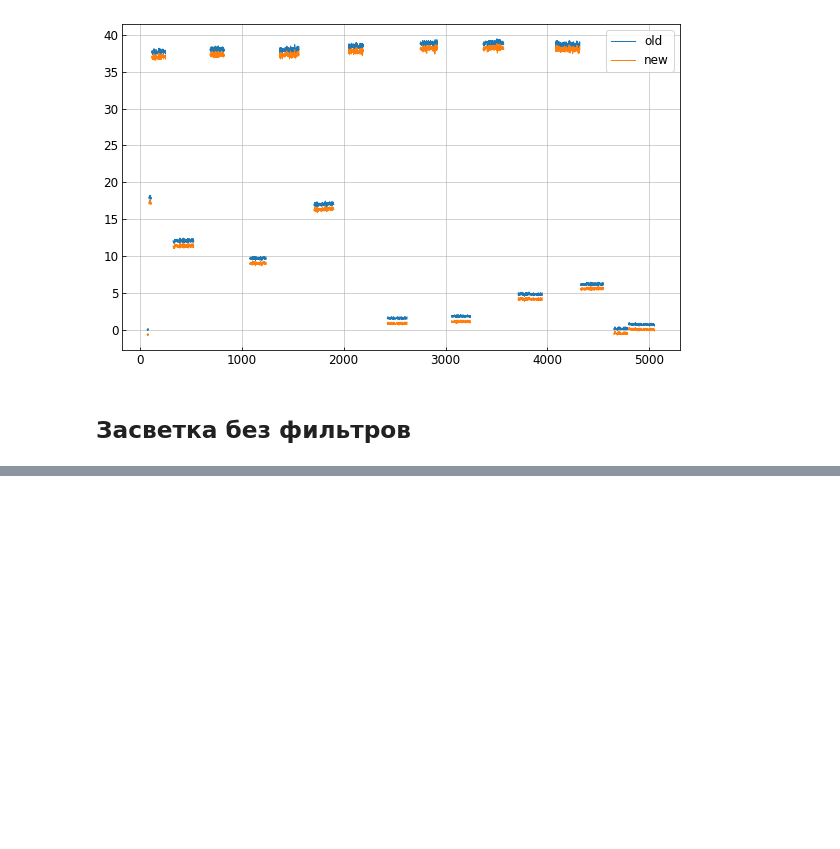
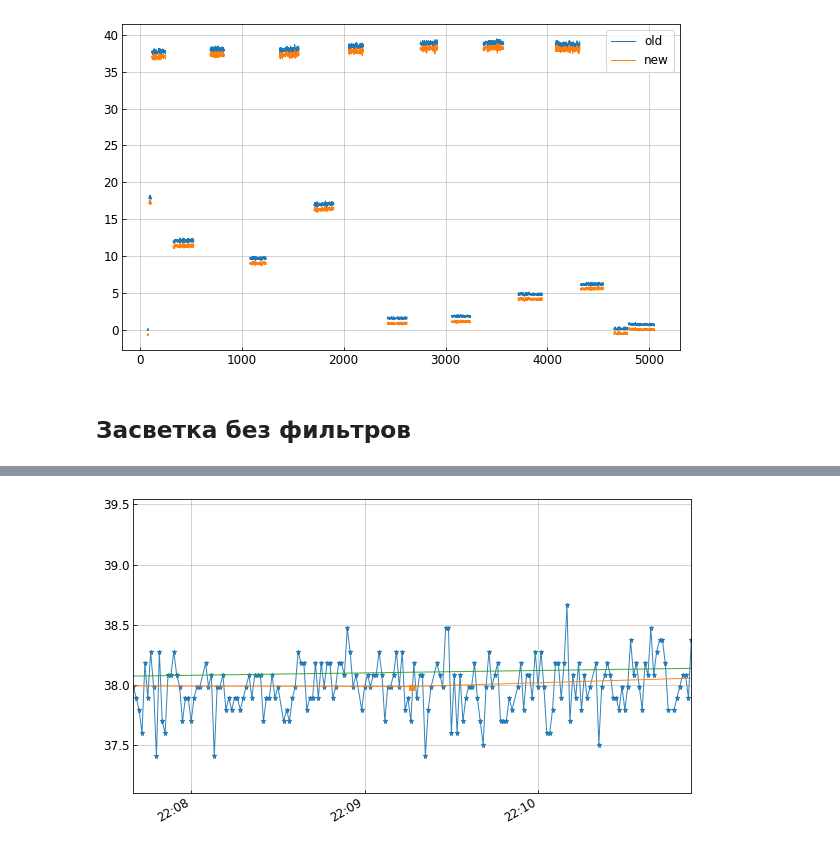
Before and after one commit to bonvech/Sphere, a Jupyter notebook: Detector/SiPM_and_filters.ipynb, the cells around one changed output, grey strips where cells are left out. Drawn from its saved outputs; the diff is of its cells as text; code cells hidden in the pictures; blank space fills up the shorter version.

```diff
--- a/Detector/SiPM_and_filters.ipynb
+++ b/Detector/SiPM_and_filters.ipynb
@@ -345,0 +378,24 @@ plt.grid()
+# %%
+fig, ax = plt.subplots()
+
+xx = [dt.datetime.strptime(i, '%H:%M:%S') for i in nofilter.time]
+ax.plot(xx, nofilter.I, '-*', alpha=0.9)
+
+xxx = [dt.datetime.strptime(i, '%H:%M:%S') for i in time_mean]
+ax.plot(xxx, cur_mean, '-s', alpha=0.9)
+
+xxf = [dt.datetime.strptime(i, '%H:%M:%S') for i in time_filter_mean]
+ax.plot(xxf, cur_filter_mean, '-s', alpha=0.9)
+
+ax.xaxis.set_major_locator(dates.MinuteLocator(interval=1))  # <--- NOTE!
+ax.xaxis.set_major_formatter(dates.DateFormatter("%H:%M"))
+
+tmin = 270  ##136
+tmax = 456  ##269
+xmin = dt.datetime.strptime(nofilter.time.loc[nofilter.time.index[tmin]], '%H:%M:%S')
+xmax = dt.datetime.strptime(nofilter.time.loc[nofilter.time.index[tmax]], '%H:%M:%S')
+plt.xlim(xmin, xmax)
+fig.autofmt_xdate()
+plt.grid()
+# %% [output]
+[figure, added]
```
Also changed, not shown: parts of 14 cells of this notebook.
